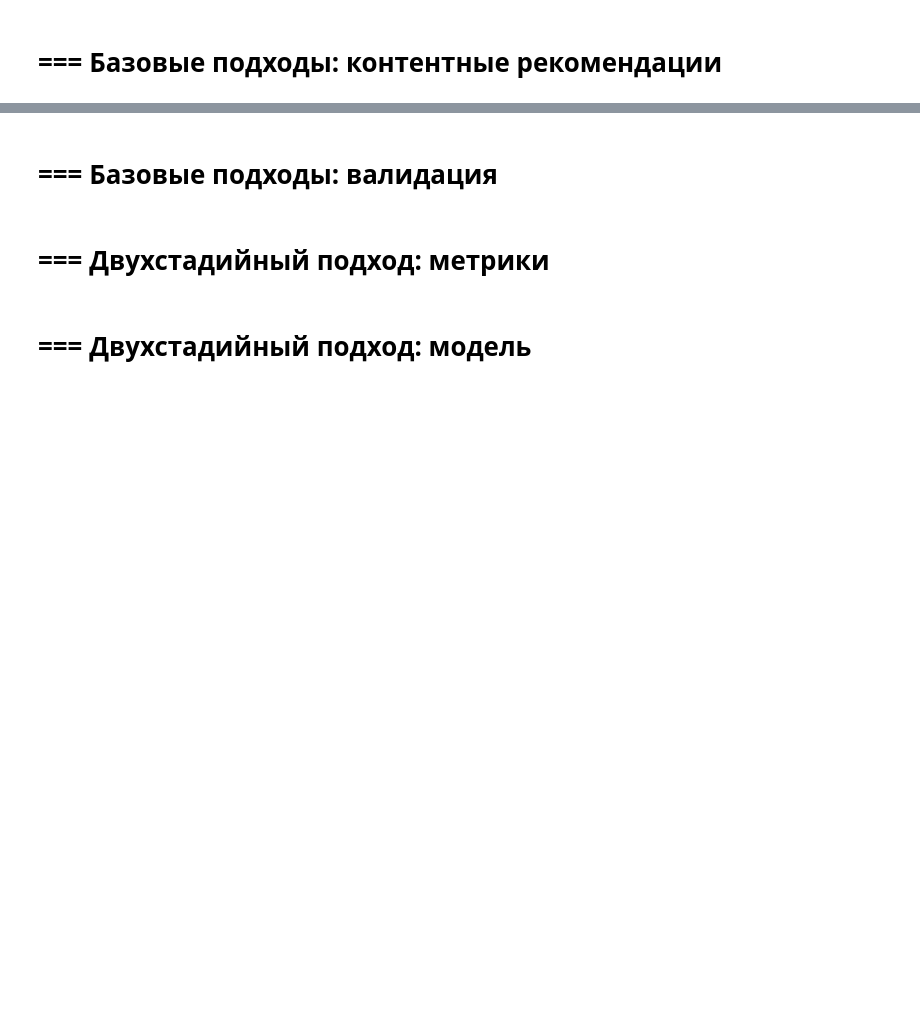
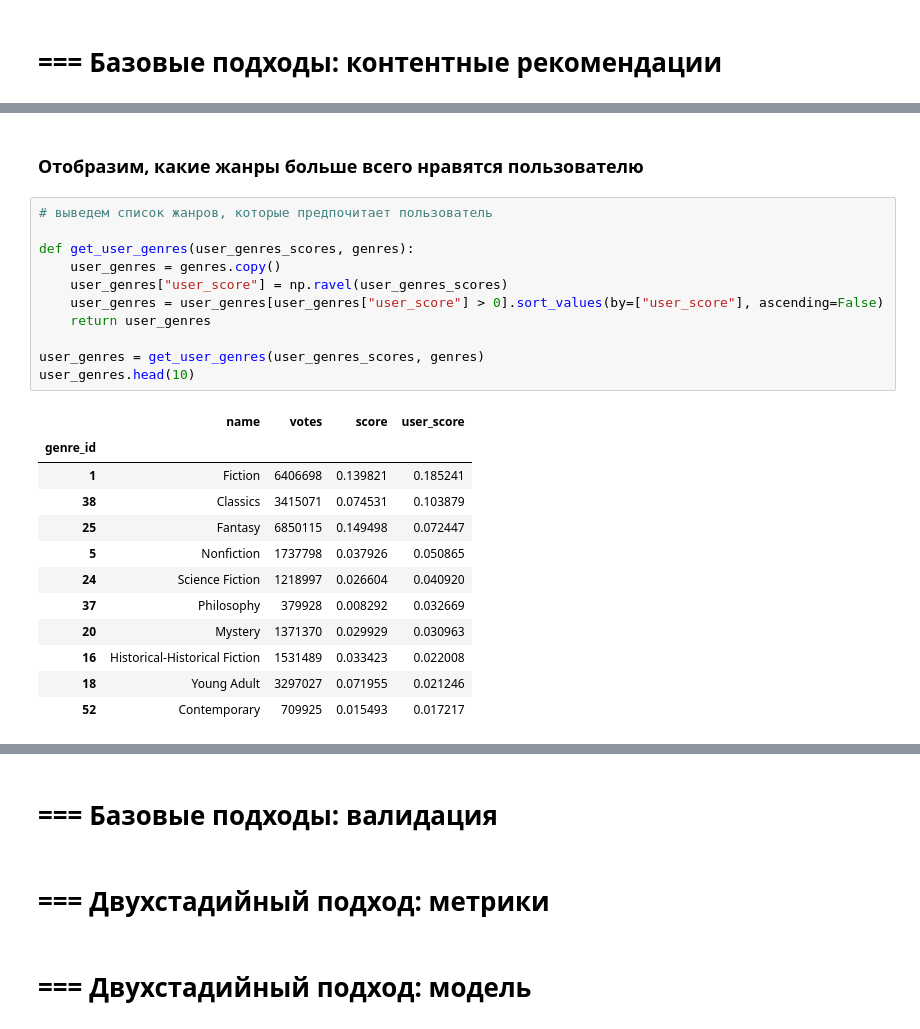
Before and after one commit to khromenko/mle-recsys-start, a Jupyter notebook: main_offline.ipynb, the cells around one changed output, grey strips where cells are left out. Saved outputs shown, nothing was run; the diff lists cells and outputs as text; blank space fills up the shorter version.

```diff
--- a/main_offline.ipynb
+++ b/main_offline.ipynb
@@ -1066,0 +1254,26 @@ search similar items for:
+# %% [markdown]
+### Отобразим, какие жанры больше всего нравятся пользователю
+# %%
+# выведем список жанров, которые предпочитает пользователь
+
+def get_user_genres(user_genres_scores, genres):
+    user_genres = genres.copy()
+    user_genres["user_score"] = np.ravel(user_genres_scores)
+    user_genres = user_genres[user_genres["user_score"] > 0].sort_values(by=["user_score"], ascending=False)
+    return user_genres
+
+user_genres = get_user_genres(user_genres_scores, genres)
+user_genres.head(10)
+# %% [output]
+|  | name | votes | score | user_score |
+| genre_id |  |  |  |  |
+| 1 | Fiction | 6406698 | 0.139821 | 0.185241 |
+| 38 | Classics | 3415071 | 0.074531 | 0.103879 |
+| 25 | Fantasy | 6850115 | 0.149498 | 0.072447 |
+| 5 | Nonfiction | 1737798 | 0.037926 | 0.050865 |
+| 24 | Science Fiction | 1218997 | 0.026604 | 0.040920 |
+| 37 | Philosophy | 379928 | 0.008292 | 0.032669 |
+| 20 | Mystery | 1371370 | 0.029929 | 0.030963 |
+| 16 | Historical-Historical Fiction | 1531489 | 0.033423 | 0.022008 |
+| 18 | Young Adult | 3297027 | 0.071955 | 0.021246 |
+| 52 | Contemporary | 709925 | 0.015493 | 0.017217 |
```
Also changed, not shown: parts of 33 cells of this notebook.
